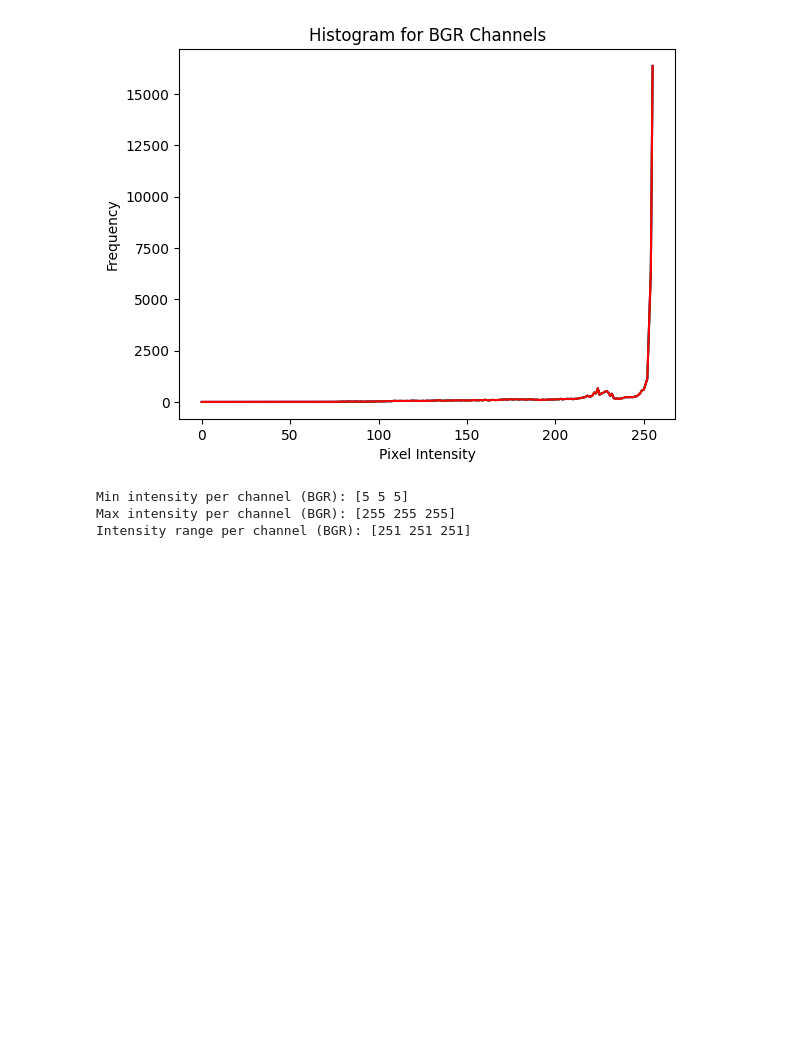
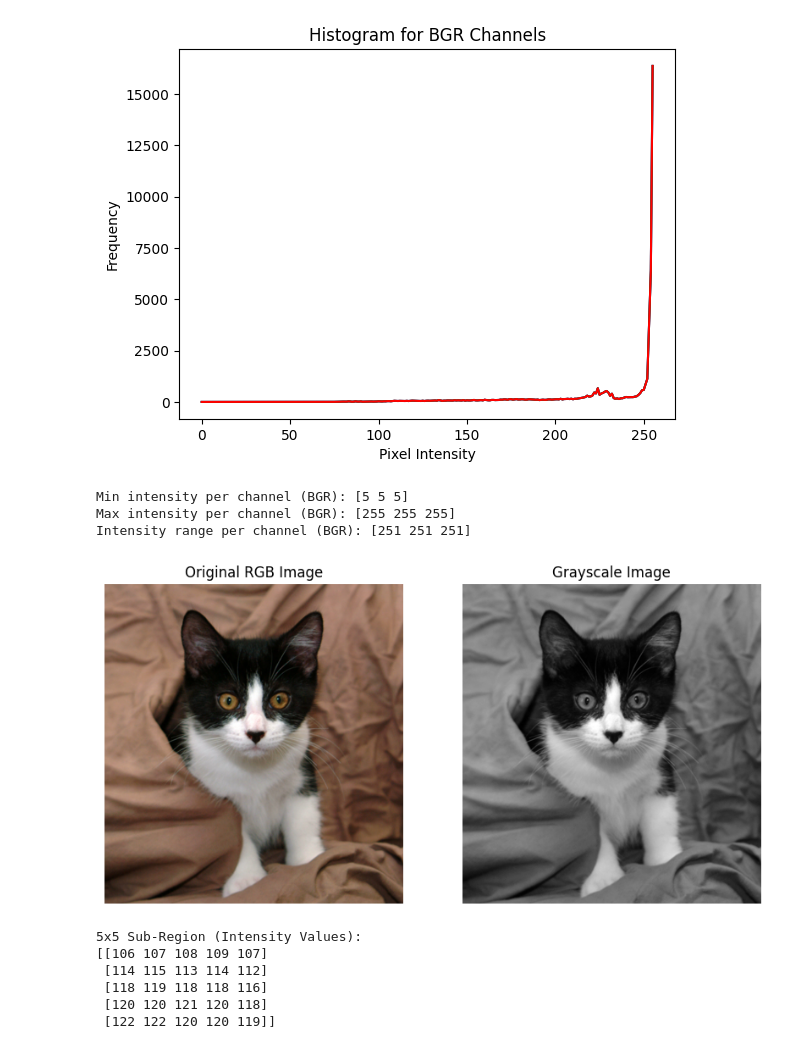
Before and after one commit to Saptak3315/Dip_Lab_Task_2019331515, a Jupyter notebook: Copy_of_DIP_lab_exam_sec[19_20].ipynb, the cells around one changed output. Drawn from its saved outputs; the diff is of its cells as text; code cells hidden in the pictures; blank space fills up the shorter version.

```diff
--- a/Copy_of_DIP_lab_exam_sec[19_20].ipynb
+++ b/Copy_of_DIP_lab_exam_sec[19_20].ipynb
@@ -76,3 +76,31 @@ Image Dimensions: 225 x 225 x 3
 Min intensity per channel (BGR): [5 5 5]
 Max intensity per channel (BGR): [255 255 255]
 Intensity range per channel (BGR): [251 251 251]
+# %%
+import cv2
+import matplotlib.pyplot as plt
+img = cv2.imread('/content/drive/MyDrive/DIP_Lab_task_02 (1).jpg')
+gray = cv2.cvtColor(img, cv2.COLOR_BGR2GRAY)
+plt.figure(figsize=(10, 5))
+plt.subplot(1, 2, 1)
+plt.imshow(cv2.cvtColor(img, cv2.COLOR_BGR2RGB))
+plt.title('Original RGB Image')
+plt.axis('off')
+
+plt.subplot(1, 2, 2)
+plt.imshow(gray, cmap='gray')
+plt.title('Grayscale Image')
+plt.axis('off')
+plt.show()
+y, x = 50, 50
+sub_region = gray[y:y+5, x:x+5]
+print("5x5 Sub-Region (Intensity Values):")
+print(sub_region)
+# %% [output]
+[figure, added]
+5x5 Sub-Region (Intensity Values):
+[[106 107 108 109 107]
+ [114 115 113 114 112]
+ [118 119 118 118 116]
+ [120 120 121 120 118]
+ [122 122 120 120 119]]
```
